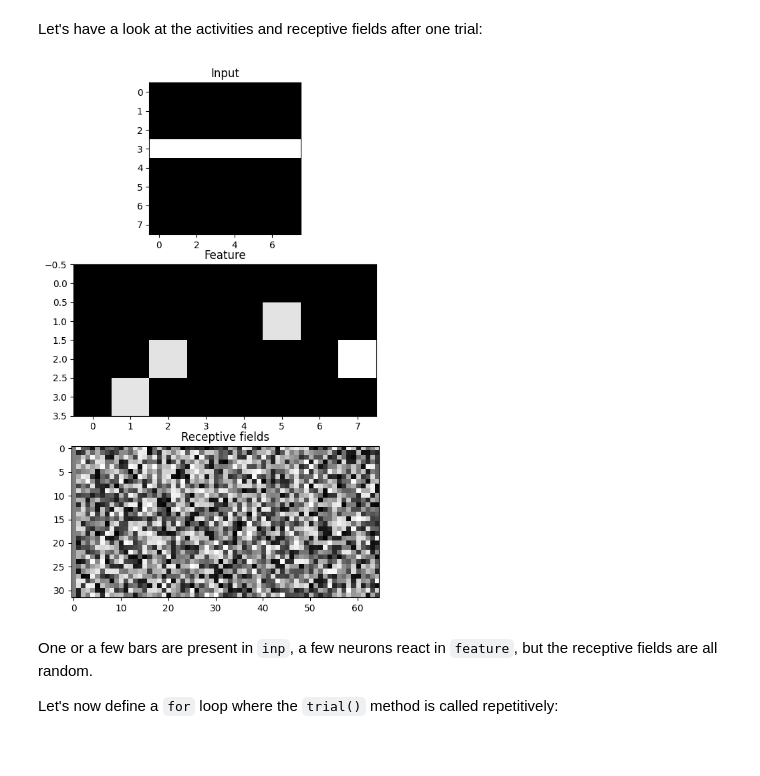
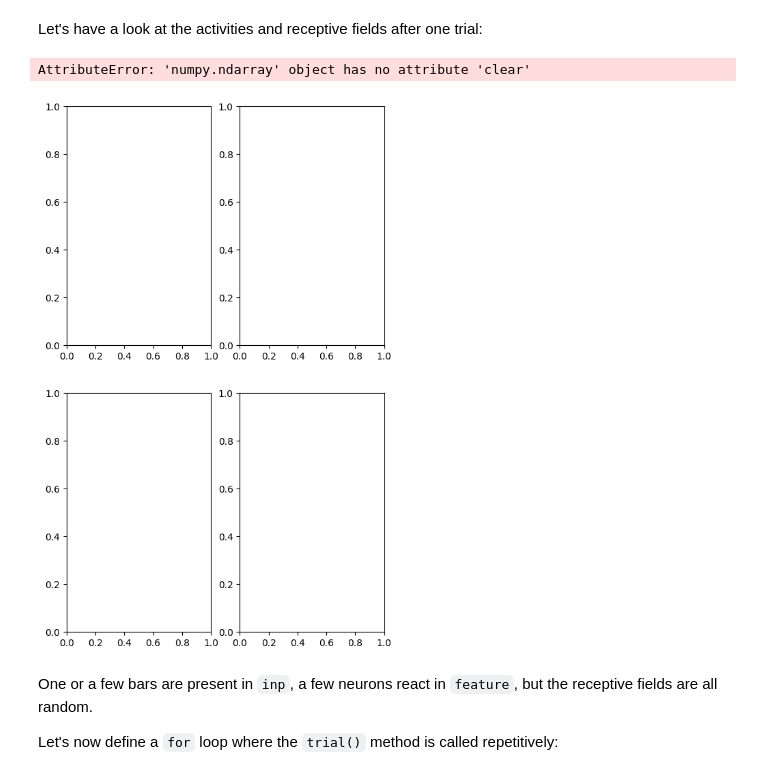
Before and after one commit to ANNarchy/ANNarchy.github.io, a Jupyter notebook: notebooks/BarLearning.ipynb, the cells around one changed output. Saved outputs shown, nothing was run; the diff lists cells and outputs as text; code cells hidden in the pictures.

```diff
--- a/notebooks/BarLearning.ipynb
+++ b/notebooks/BarLearning.ipynb
@@ -178,17 +178,18 @@ input_r, feature_r, weights = trial()
 # %%
 def plot(ax, input_r, feature_r, weights):
     ax[0].clear(); ax[1].clear(); ax[2].clear()
     ax[0].imshow(input_r.T, interpolation='nearest', cmap=plt.cm.gray)
     ax[0].set_title('Input')
     ax[1].imshow(feature_r.T, interpolation='nearest', cmap=plt.cm.gray)
     ax[1].set_title('Feature')
     ax[2].imshow(weights.T, interpolation='nearest', cmap=plt.cm.gray)
     ax[2].set_title('Receptive fields')
 
-fig, ax = plt.subplots(3, 1, figsize=(6, 10))
+fig, ax = plt.subplots(2, 2, figsize=(6, 10))
 plot(ax, input_r, feature_r, weights)
 # %% [output]
+AttributeError: 'numpy.ndarray' object has no attribute 'clear'
-[figure, old version]
+[figure, new version]
 # %% [markdown]
 One or a few bars are present in `inp`, a few neurons react in `feature`, but the receptive fields are all random.
 
```
Also changed, not shown: parts of 2 cells of this notebook, 25 other files.
